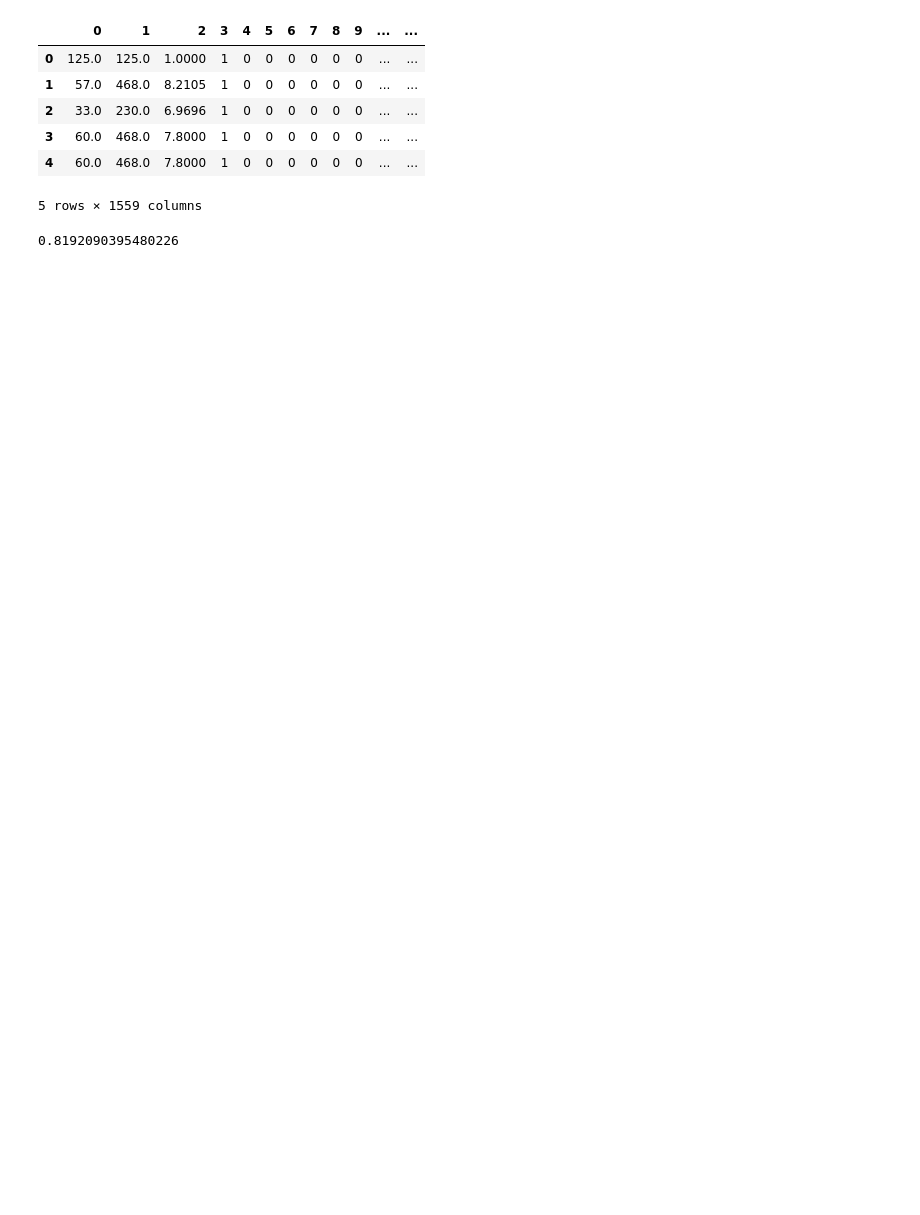
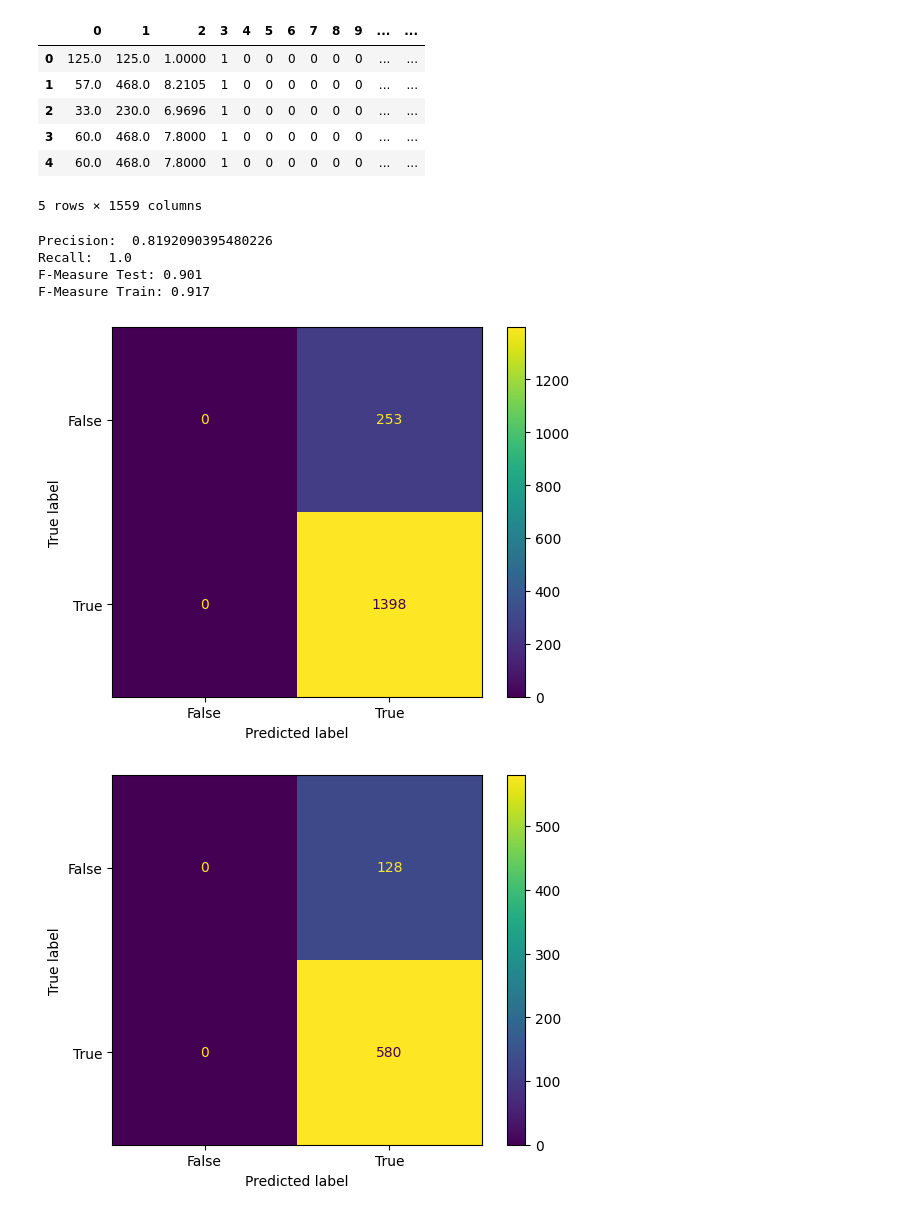
Before and after one commit to 1kzpro/comp-5630-project, a Jupyter notebook: baseline.ipynb, the cells around one changed output. Cells and saved outputs as stored; diff of their text form; code cells hidden in the pictures; blank space fills up the shorter version.

Commit message:
baseline metrics

```diff
--- a/baseline.ipynb
+++ b/baseline.ipynb
@@ -128,7 +128,47 @@ X_train, X_test, y_train, y_test = train_test_split(X, y, test_size=0.3, random_
 from sklearn.neural_network import MLPClassifier
 mlp = MLPClassifier(solver='sgd', alpha=1e-5,
                     hidden_layer_sizes=(5, 2), random_state=1).fit(X_train, y_train)
-# %%
-mlp.score(X_test, y_test)
-# %% [output]
-0.8192090395480226
+# %%
+from sklearn.metrics import f1_score
+from sklearn.metrics import precision_score
+from sklearn.metrics import recall_score
+from sklearn import metrics
+
+y_pred = mlp.predict(X_test)
+y_train_pred = mlp.predict(X_train)
+mlp.score(X_test, y_test)
+
+#calculating precision and reall
+
+
+precision = precision_score(y_test, y_pred)
+recall = recall_score(y_test, y_pred)
+
+print('Precision: ',precision)
+print('Recall: ',recall)
+
+scoreTrain = f1_score(y_train, y_train_pred, average='binary')
+scoreTest = f1_score(y_test, y_pred, average='binary')
+print('F-Measure Test: %.3f' % scoreTest)
+print('F-Measure Train: %.3f' % scoreTrain)
+
+confusion_matrix = metrics.confusion_matrix(y_train, y_train_pred)
+
+cm_display = metrics.ConfusionMatrixDisplay(confusion_matrix = confusion_matrix, display_labels = [False, True])
+
+cm_display.plot()
+plt.show()
+
+confusion_matrix = metrics.confusion_matrix(y_test, y_pred)
+
+cm_display = metrics.ConfusionMatrixDisplay(confusion_matrix = confusion_matrix, display_labels = [False, True])
+
+cm_display.plot()
+plt.show()
+# %% [output]
+Precision:  0.8192090395480226
+Recall:  1.0
+F-Measure Test: 0.901
+F-Measure Train: 0.917
+[figure, added]
+[figure, added]
```
Also changed, not shown: parts of 1 cell of this notebook, 1 other file.
